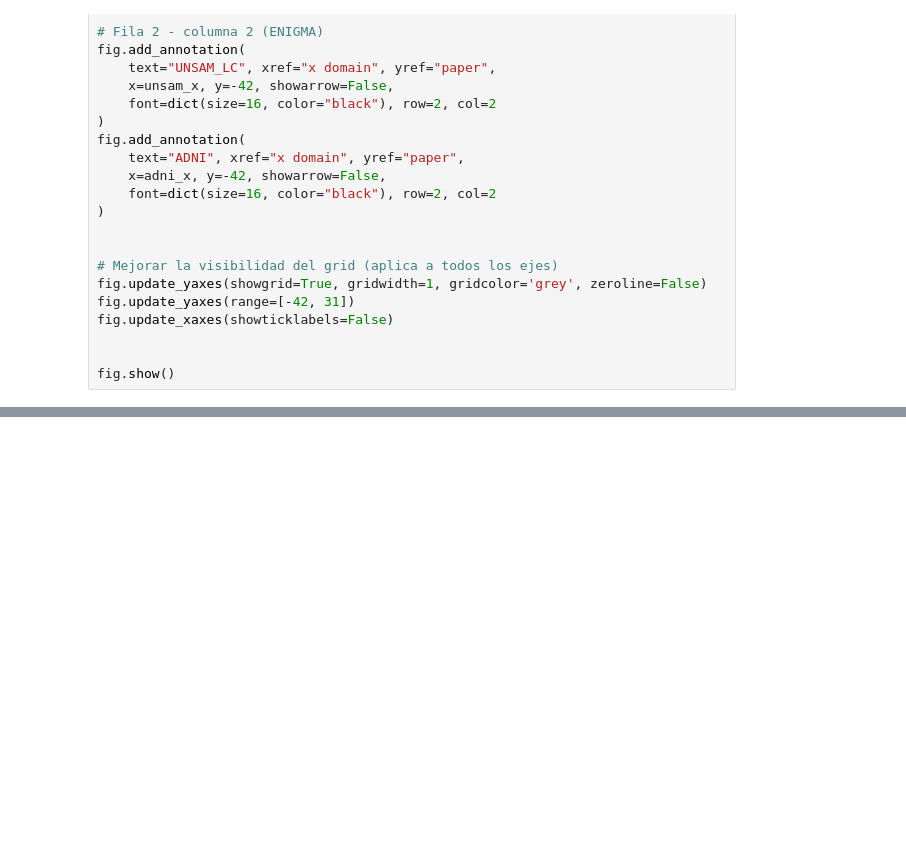
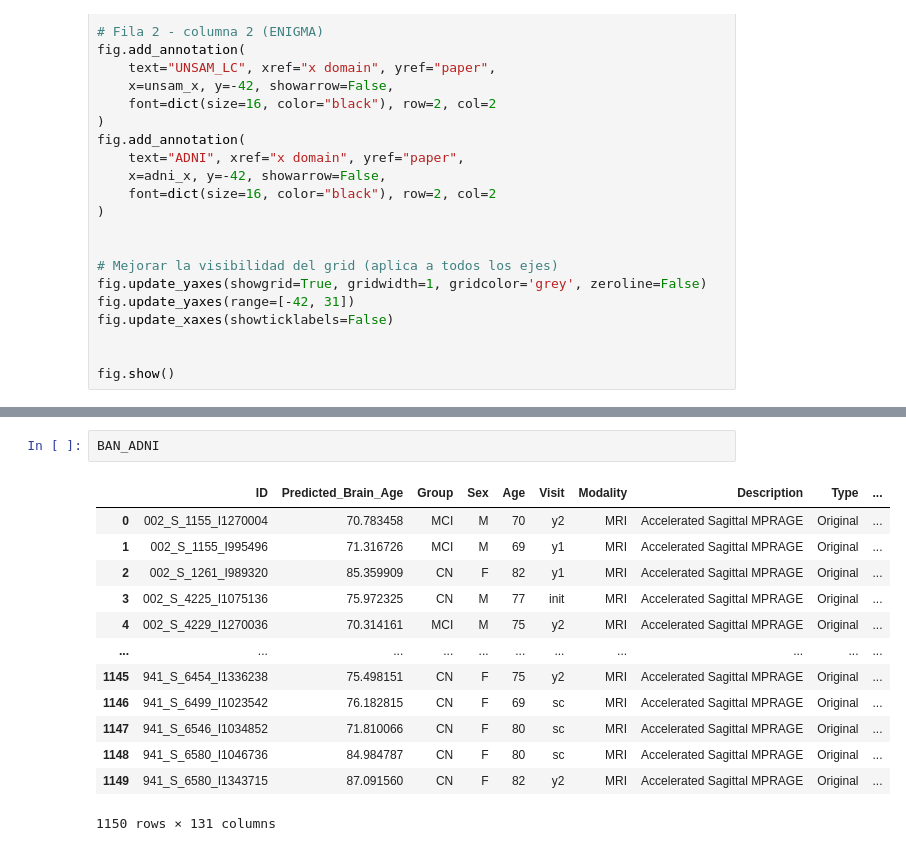
Before and after one commit to mabelzunce/brainage-models-benchmark, a Jupyter notebook: results/scatter+box.ipynb, the cells around one changed output, grey strips where cells are left out. Cells and saved outputs as stored; diff of their text form; blank space fills up the shorter version.

```diff
--- a/results/scatter+box.ipynb
+++ b/results/scatter+box.ipynb
@@ -425,0 +545,16 @@ BAN_UNSAM
+# %%
+BAN_ADNI
+# %% [output]
+|  | ID | Predicted_Brain_Age | Group | Sex | Age | Visit | Modality | Description | Type | ... |
+| 0 | 002_S_1155_I1270004 | 70.783458 | MCI | M | 70 | y2 | MRI | Accelerated Sagittal MPRAGE | Original | ... |
+| 1 | 002_S_1155_I995496 | 71.316726 | MCI | M | 69 | y1 | MRI | Accelerated Sagittal MPRAGE | Original | ... |
+| 2 | 002_S_1261_I989320 | 85.359909 | CN | F | 82 | y1 | MRI | Accelerated Sagittal MPRAGE | Original | ... |
+| 3 | 002_S_4225_I1075136 | 75.972325 | CN | M | 77 | init | MRI | Accelerated Sagittal MPRAGE | Original | ... |
+| 4 | 002_S_4229_I1270036 | 70.314161 | MCI | M | 75 | y2 | MRI | Accelerated Sagittal MPRAGE | Original | ... |
+| ... | ... | ... | ... | ... | ... | ... | ... | ... | ... | ... |
+| 1145 | 941_S_6454_I1336238 | 75.498151 | CN | F | 75 | y2 | MRI | Accelerated Sagittal MPRAGE | Original | ... |
+| 1146 | 941_S_6499_I1023542 | 76.182815 | CN | F | 69 | sc | MRI | Accelerated Sagittal MPRAGE | Original | ... |
+| 1147 | 941_S_6546_I1034852 | 71.810066 | CN | F | 80 | sc | MRI | Accelerated Sagittal MPRAGE | Original | ... |
+| 1148 | 941_S_6580_I1046736 | 84.984787 | CN | F | 80 | sc | MRI | Accelerated Sagittal MPRAGE | Original | ... |
+| 1149 | 941_S_6580_I1343715 | 87.091560 | CN | F | 82 | y2 | MRI | Accelerated Sagittal MPRAGE | Original | ... |
+1150 rows × 131 columns
```
Also changed, not shown: parts of 10 cells of this notebook, 2 other files.
